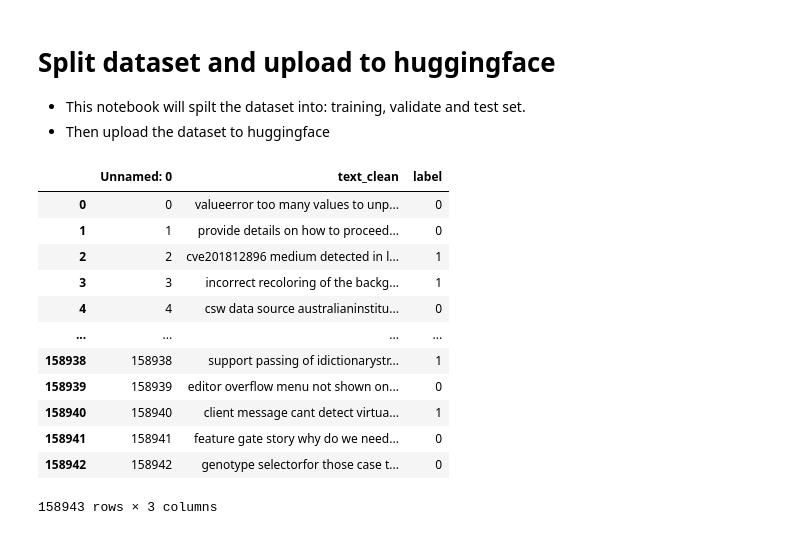
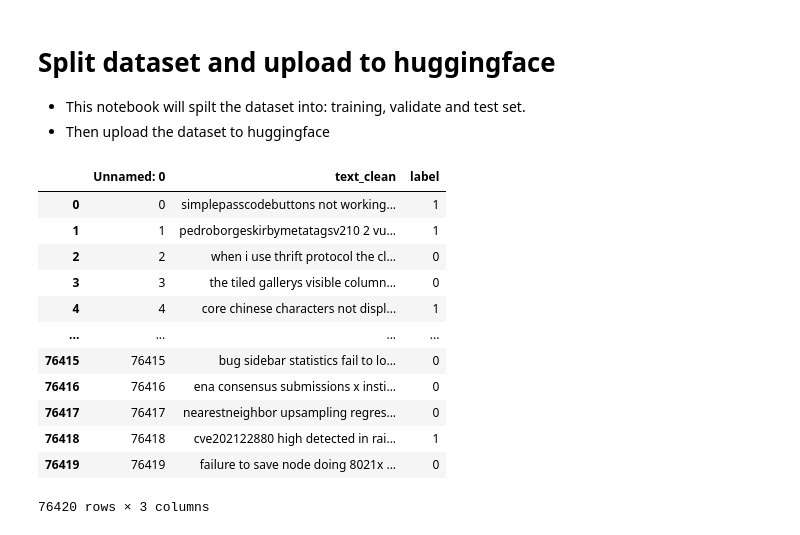
Before and after one commit to Kristmh/thesis_code, a Jupyter notebook: priority/min_lenght_issues/create_data_sets/04_upload_to_huggingface.ipynb, the cells around one changed output. Drawn from its saved outputs; the diff is of its cells as text; code cells hidden in the pictures.

```diff
--- a/priority/min_lenght_issues/create_data_sets/04_upload_to_huggingface.ipynb
+++ b/priority/min_lenght_issues/create_data_sets/04_upload_to_huggingface.ipynb
@@ -8,24 +8,24 @@ import numpy as np
 from datasets import Dataset, DatasetDict
 from huggingface_hub import notebook_login
 # %%
-name = "high_vs_random"
+name = "high_vs_random_min_len_1000"
 file_name = f"csv/clean_{name}.csv"
 df = pd.read_csv(file_name)
 df
 # %% [output]
 |  | Unnamed: 0 | text_clean | label |
-| 0 | 0 | valueerror too many values to unp... | 0 |
-| 1 | 1 | provide details on how to proceed... | 0 |
-| 2 | 2 | cve201812896 medium detected in l... | 1 |
-| 3 | 3 | incorrect recoloring of the backg... | 1 |
-| 4 | 4 | csw data source australianinstitu... | 0 |
+| 0 | 0 | simplepasscodebuttons not working... | 1 |
+| 1 | 1 | pedroborgeskirbymetatagsv210 2 vu... | 1 |
+| 2 | 2 | when i use thrift protocol the cl... | 0 |
+| 3 | 3 | the tiled gallerys visible column... | 0 |
+| 4 | 4 | core chinese characters not displ... | 1 |
 | ... | ... | ... | ... |
-| 158938 | 158938 | support passing of idictionarystr... | 1 |
-| 158939 | 158939 | editor overflow menu not shown on... | 0 |
-| 158940 | 158940 | client message cant detect virtua... | 1 |
-| 158941 | 158941 | feature gate story why do we need... | 0 |
-| 158942 | 158942 | genotype selectorfor those case t... | 0 |
+| 76415 | 76415 | bug sidebar statistics fail to lo... | 0 |
+| 76416 | 76416 | ena consensus submissions x insti... | 0 |
+| 76417 | 76417 | nearestneighbor upsampling regres... | 0 |
+| 76418 | 76418 | cve202122880 high detected in rai... | 1 |
+| 76419 | 76419 | failure to save node doing 8021x ... | 0 |
-158943 rows × 3 columns
+76420 rows × 3 columns
 # %%
 # drop Unnamed: 0
 df = df.drop(columns=["Unnamed: 0"])
```
Also changed, not shown: parts of 4 cells of this notebook, 2 other files.
